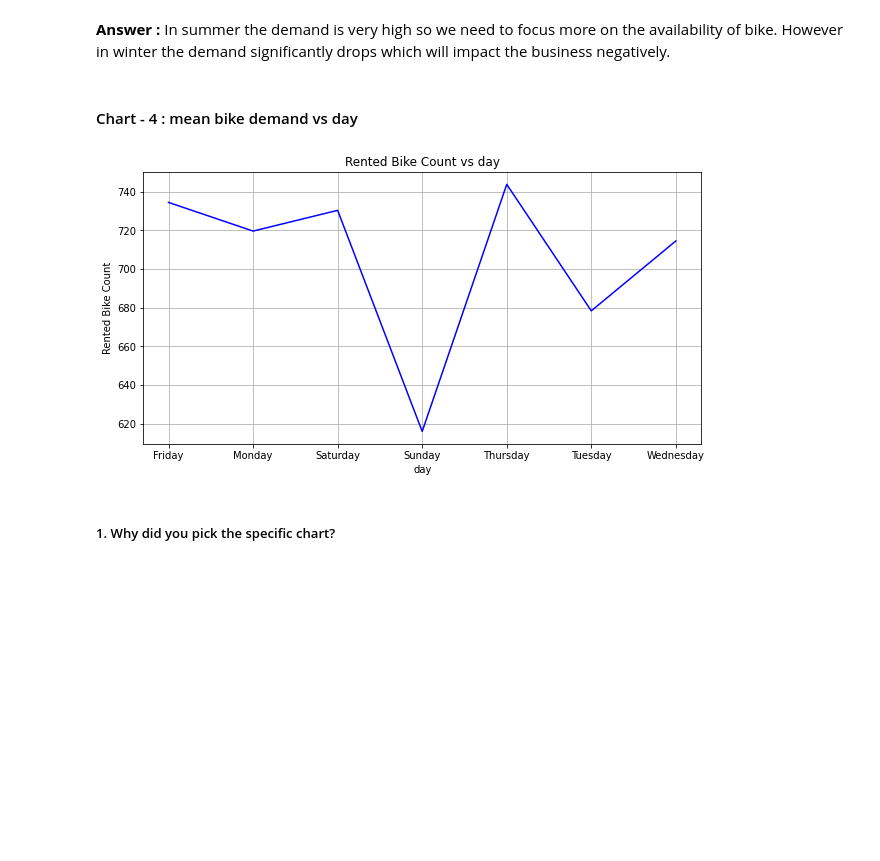
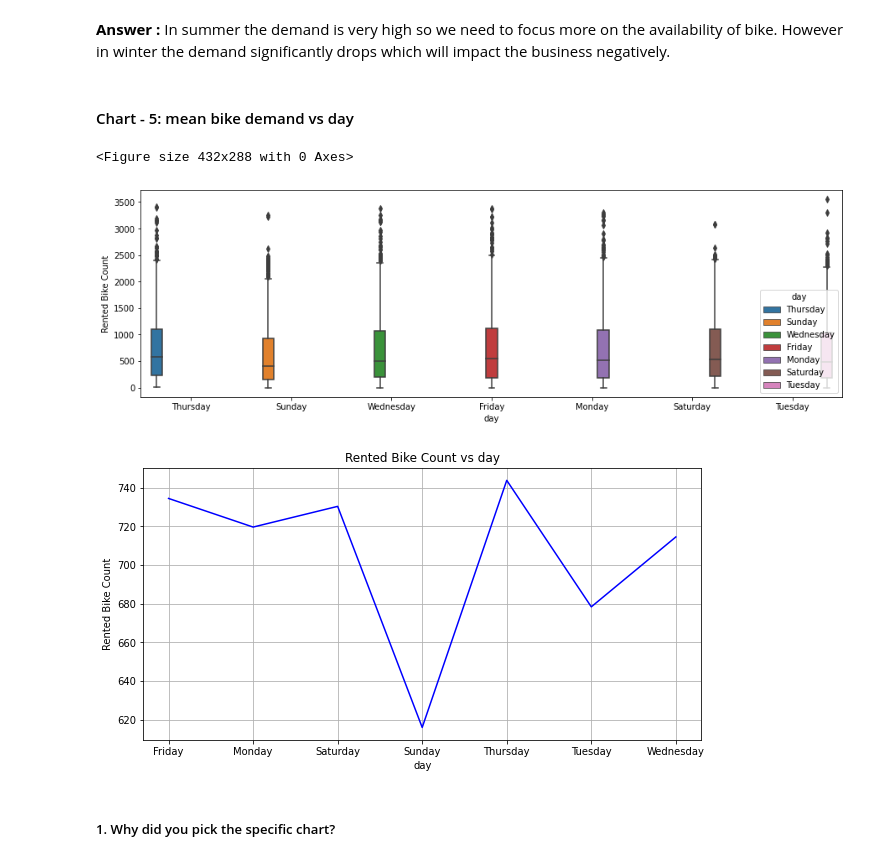
Before and after one commit to ad709kr/Bike-Sharing-Demand-Prediction, a Jupyter notebook: Copy_of_Sample_ML_Submission_Template.ipynb, the cells around one changed output. Cells and saved outputs as stored; diff of their text form; code cells hidden in the pictures; blank space fills up the shorter version.

```diff
--- a/Copy_of_Sample_ML_Submission_Template.ipynb
+++ b/Copy_of_Sample_ML_Submission_Template.ipynb
@@ -501,20 +632,26 @@ Are there any insights that lead to negative growth? Justify with specific reaso
 # %% [markdown]
 **Answer :** In summer the demand is very high so we need to focus more on the availability of bike. However in winter the demand significantly drops which will impact the business negatively.
 # %% [markdown]
-#### Chart - 4 : mean bike demand vs day
+#### Chart - 5: mean bike demand vs day
 # %%
 # Chart - 4 visualization code
+plt.figure(1)
+plt.figure(figsize=(15,10))
+plt.subplot(211)
+sns.boxplot(x=file['day'], y=file['Rented Bike Count'],hue = file['day'])
 
 plt.figure(figsize=(10,5))
 df = pd.DataFrame(file.groupby(['day']).mean().reset_index())
 plt.plot(df['day'], df['Rented Bike Count'],'b')
 plt.xlabel('day')
 plt.ylabel('Rented Bike Count')
 plt.grid()
 plt.title('Rented Bike Count vs day')
 plt.show()
 # %% [output]
+<Figure size 432x288 with 0 Axes>
-[figure, old version]
+[figure, new version]
+[figure, added]
 # %% [markdown]
 ##### 1. Why did you pick the specific chart?
 # %% [markdown]
```
Also changed, not shown: parts of 192 cells of this notebook.
